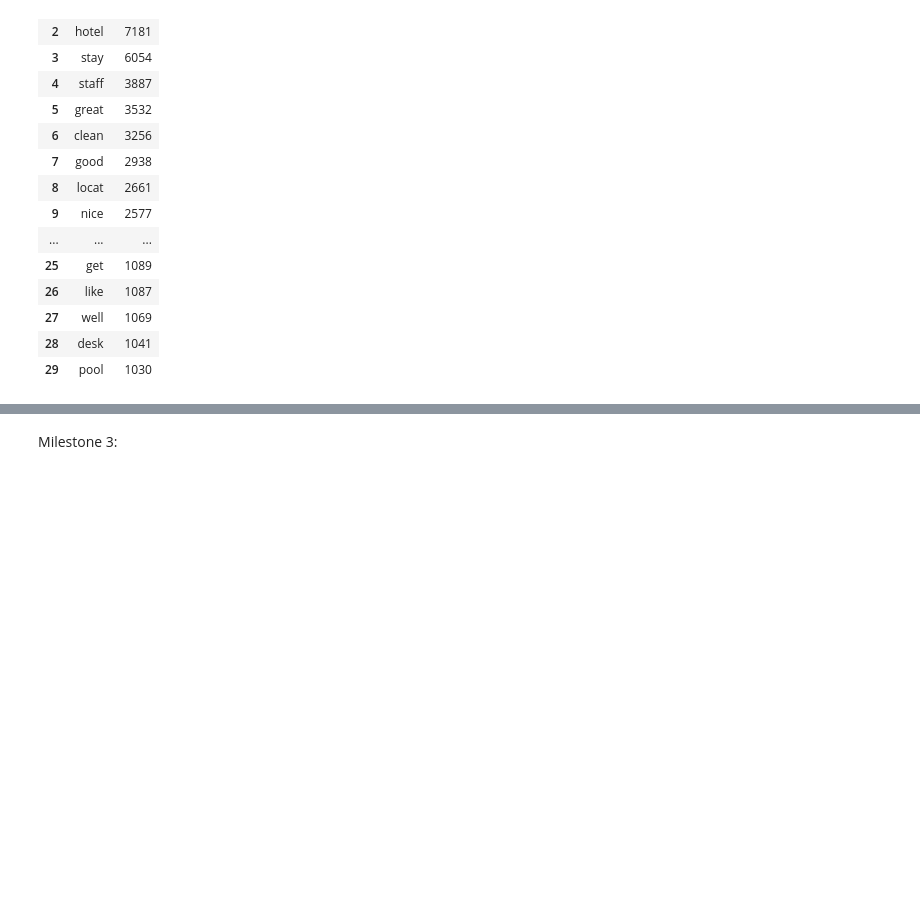
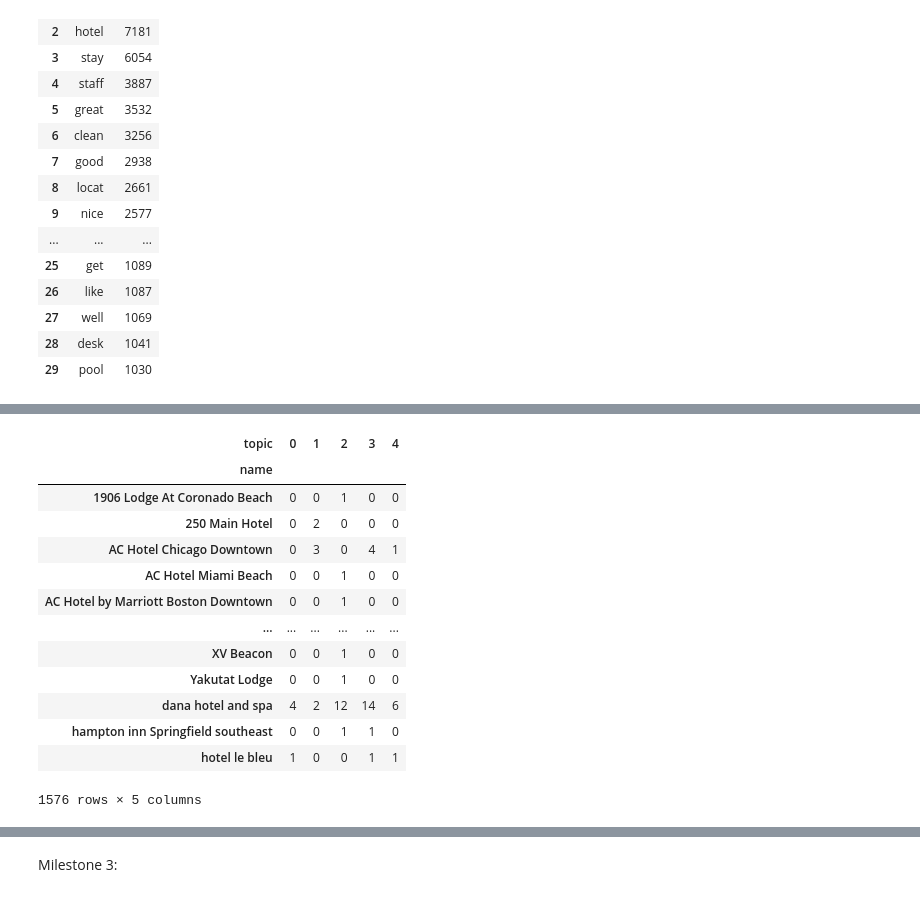
Before and after one commit to nekeitrius/Hotel-Reviews, a Jupyter notebook: Hotel_reviews.ipynb, the cells around one changed output, grey strips where cells are left out. Drawn from its saved outputs; the diff is of its cells as text; code cells hidden in the pictures; blank space fills up the shorter version.

```diff
--- a/Hotel_reviews.ipynb
+++ b/Hotel_reviews.ipynb
@@ -328,0 +358,5 @@ freq_df[0:30]
+# %%
+hotel_sentiment = df.groupby('name')['rounded_sentiment'].mean()
+hotel_topics = df.groupby(['name', 'topic'])['topic'].count().unstack(fill_value=0)
+
+hotel_sentiment
@@ -328,0 +377,17 @@ freq_df[0:30]
+# %%
+hotel_topics
+# %% [output]
+| topic | 0 | 1 | 2 | 3 | 4 |
+| name |  |  |  |  |  |
+| 1906 Lodge At Coronado Beach | 0 | 0 | 1 | 0 | 0 |
+| 250 Main Hotel | 0 | 2 | 0 | 0 | 0 |
+| AC Hotel Chicago Downtown | 0 | 3 | 0 | 4 | 1 |
+| AC Hotel Miami Beach | 0 | 0 | 1 | 0 | 0 |
+| AC Hotel by Marriott Boston Downtown | 0 | 0 | 1 | 0 | 0 |
+| ... | ... | ... | ... | ... | ... |
+| XV Beacon | 0 | 0 | 1 | 0 | 0 |
+| Yakutat Lodge | 0 | 0 | 1 | 0 | 0 |
+| dana hotel and spa | 4 | 2 | 12 | 14 | 6 |
+| hampton inn Springfield southeast | 0 | 0 | 1 | 1 | 0 |
+| hotel le bleu | 1 | 0 | 0 | 1 | 1 |
+1576 rows × 5 columns
```
Also changed, not shown: parts of 22 cells of this notebook.
